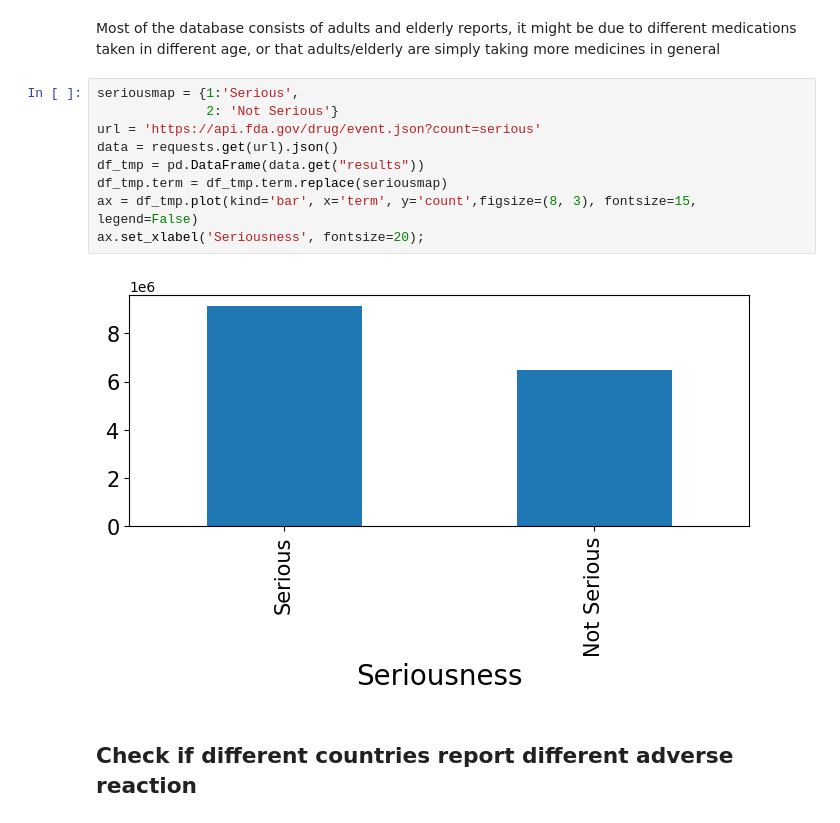
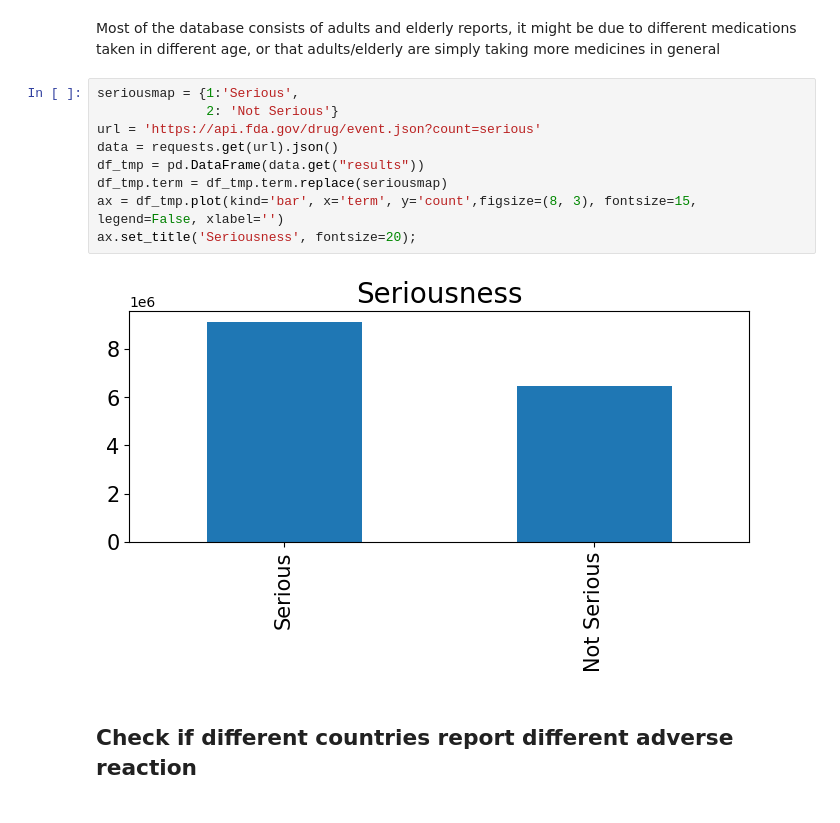
Before and after one commit to mmkekic/openfda_exploration, a Jupyter notebook: Basic_EDA.ipynb, the cells around one changed output. Drawn from its saved outputs; the diff is of its cells as text.

```diff
--- a/Basic_EDA.ipynb
+++ b/Basic_EDA.ipynb
@@ -158,14 +152,14 @@ Most of the database consists of adults and elderly reports, it might be due to
 # %%
 seriousmap = {1:'Serious',
               2: 'Not Serious'}
 url = 'https://api.fda.gov/drug/event.json?count=serious'
 data = requests.get(url).json()
 df_tmp = pd.DataFrame(data.get("results"))
 df_tmp.term = df_tmp.term.replace(seriousmap)
-ax = df_tmp.plot(kind='bar', x='term', y='count',figsize=(8, 3), fontsize=15, legend=False)
-ax.set_xlabel('Seriousness', fontsize=20);
+ax = df_tmp.plot(kind='bar', x='term', y='count',figsize=(8, 3), fontsize=15, legend=False, xlabel='')
+ax.set_title('Seriousness', fontsize=20);
 # %% [output]
-[figure, old version]
+[figure, new version]
 # %% [markdown]
 ## Check if different countries report different adverse reaction
 # %%
```
Also changed, not shown: parts of 8 cells of this notebook, 1 other file.
